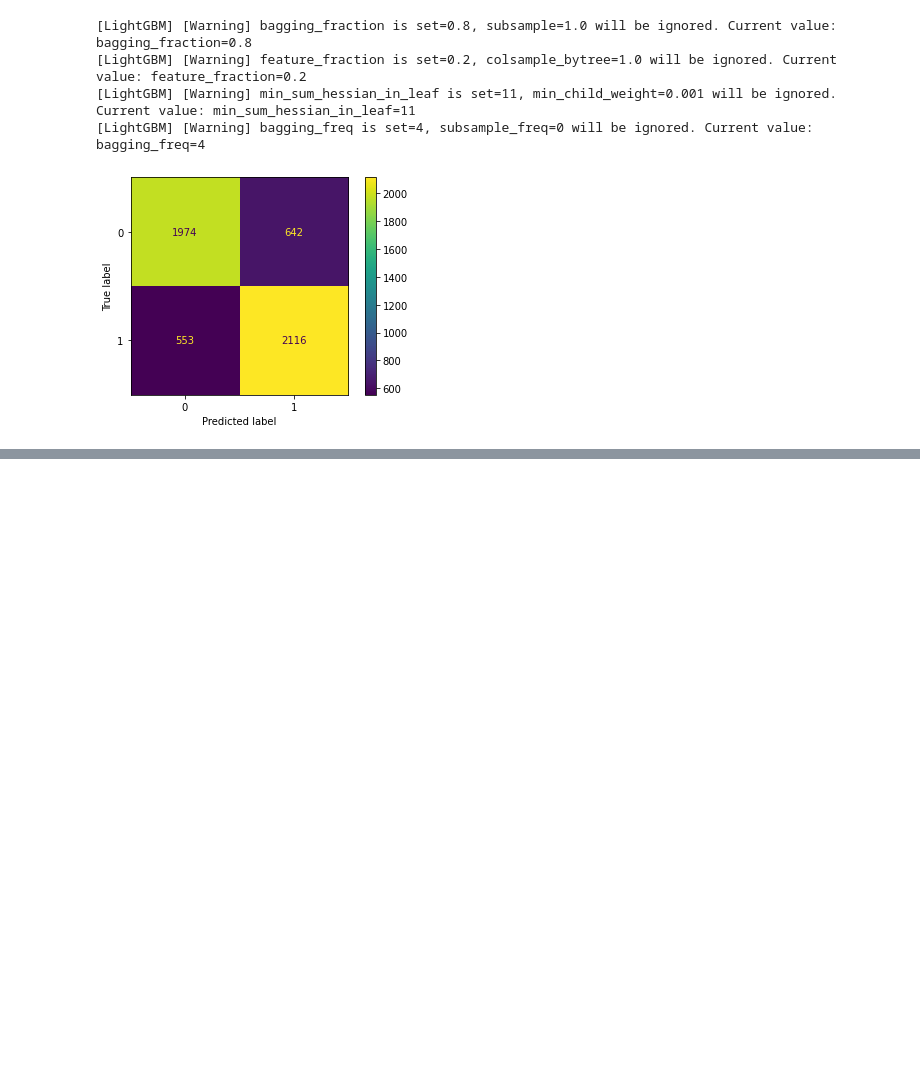
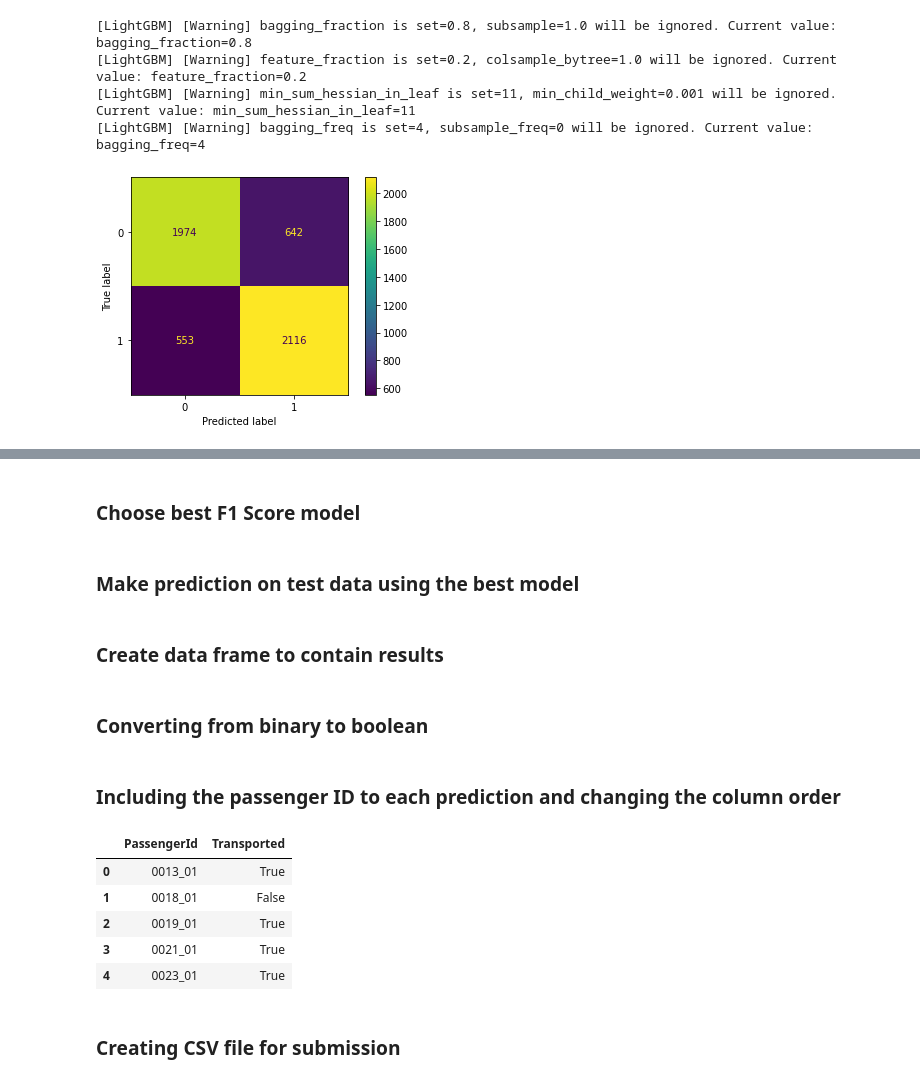
Before and after one commit to farrael004/Spaceship-Titanic, a Jupyter notebook: spaceship-titanic-classification.ipynb, the cells around one changed output, grey strips where cells are left out. Drawn from its saved outputs; the diff is of its cells as text; code cells hidden in the pictures; blank space fills up the shorter version.

```diff
--- a/spaceship-titanic-classification.ipynb
+++ b/spaceship-titanic-classification.ipynb
@@ -232,0 +235,32 @@ results
+# %% [markdown]
+### Choose best F1 Score model
+# %%
+best_model = results.loc['F1 Score'].idxmax()
+# %% [markdown]
+### Make prediction on test data using the best model
+# %%
+y_pred = model[best_model].predict(X_test)
+# %% [markdown]
+### Create data frame to contain results
+# %%
+submission = pd.DataFrame()
+submission['Transported'] = y_pred
+# %% [markdown]
+### Converting from binary to boolean
+# %%
+submission['Transported'] = submission['Transported'].astype(bool)
+# %% [markdown]
+### Including the passenger ID to each prediction and changing the column order
+# %%
+submission['PassengerId'] = df2['PassengerId'].copy()
+submission = submission.loc[:,['PassengerId','Transported']]
+submission.head()
+# %% [output]
+|  | PassengerId | Transported |
+| 0 | 0013_01 | True |
+| 1 | 0018_01 | False |
+| 2 | 0019_01 | True |
+| 3 | 0021_01 | True |
+| 4 | 0023_01 | True |
+# %% [markdown]
+### Creating CSV file for submission
```
Also changed, not shown: parts of 8 cells of this notebook.
